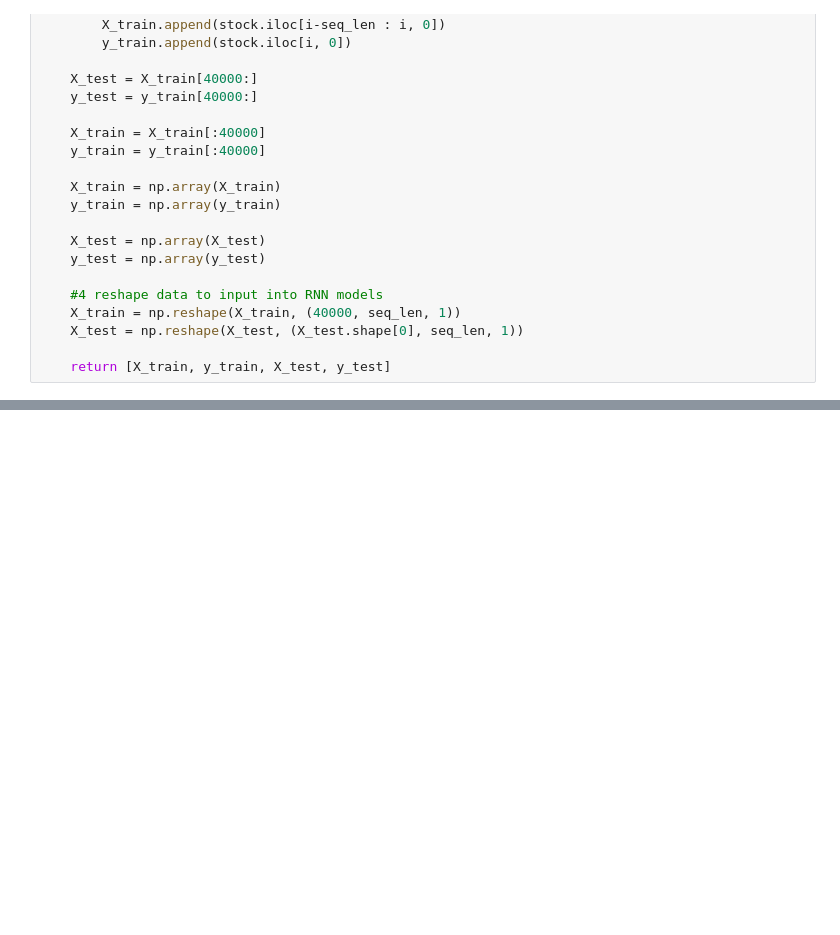
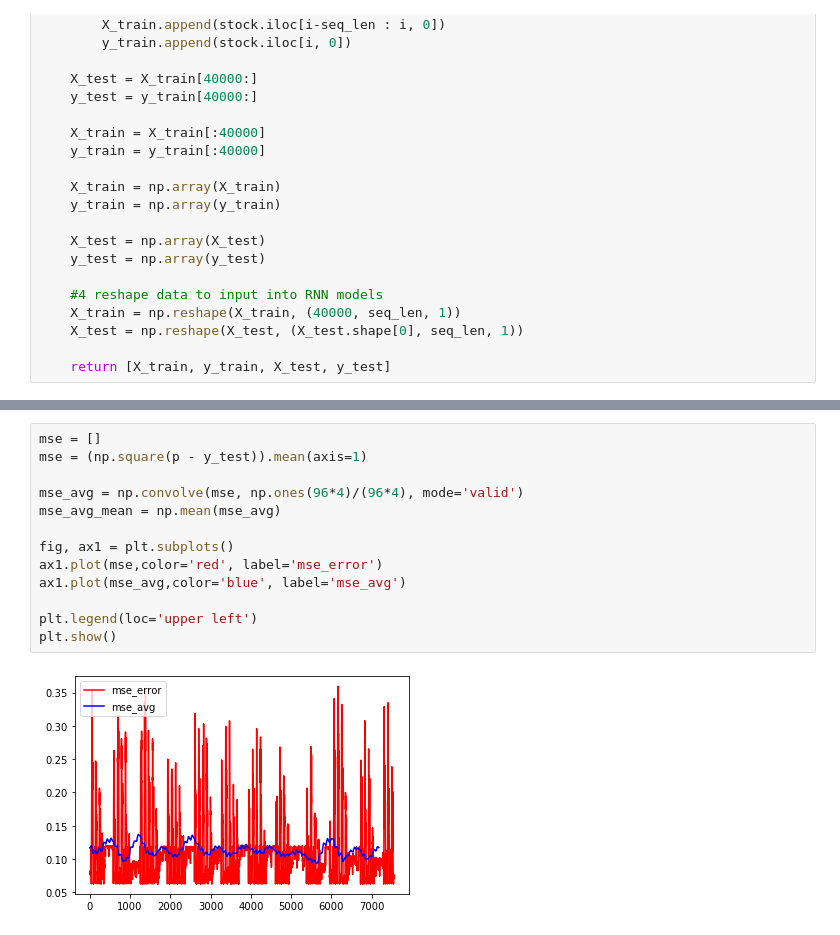
Before and after one commit to kentdan/interview_prep, a Jupyter notebook: Anomaly_detection/Anomaly_detection_smartmeter_swiss.ipynb, the cells around one changed output, grey strips where cells are left out. Cells and saved outputs as stored; diff of their text form; blank space fills up the shorter version.

```diff
--- a/Anomaly_detection/Anomaly_detection_smartmeter_swiss.ipynb
+++ b/Anomaly_detection/Anomaly_detection_smartmeter_swiss.ipynb
@@ -124,0 +309,15 @@ plot_predictions(y_test, rnn_predictions, "Load Predictions Validation")
+# %%
+mse = []
+mse = (np.square(p - y_test)).mean(axis=1)
+
+mse_avg = np.convolve(mse, np.ones(96*4)/(96*4), mode='valid')
+mse_avg_mean = np.mean(mse_avg)
+
+fig, ax1 = plt.subplots()
+ax1.plot(mse,color='red', label='mse_error')
+ax1.plot(mse_avg,color='blue', label='mse_avg')
+
+plt.legend(loc='upper left')
+plt.show()
+# %% [output]
+[figure, added]
```
Also changed, not shown: parts of 29 cells of this notebook, 5 other files.
